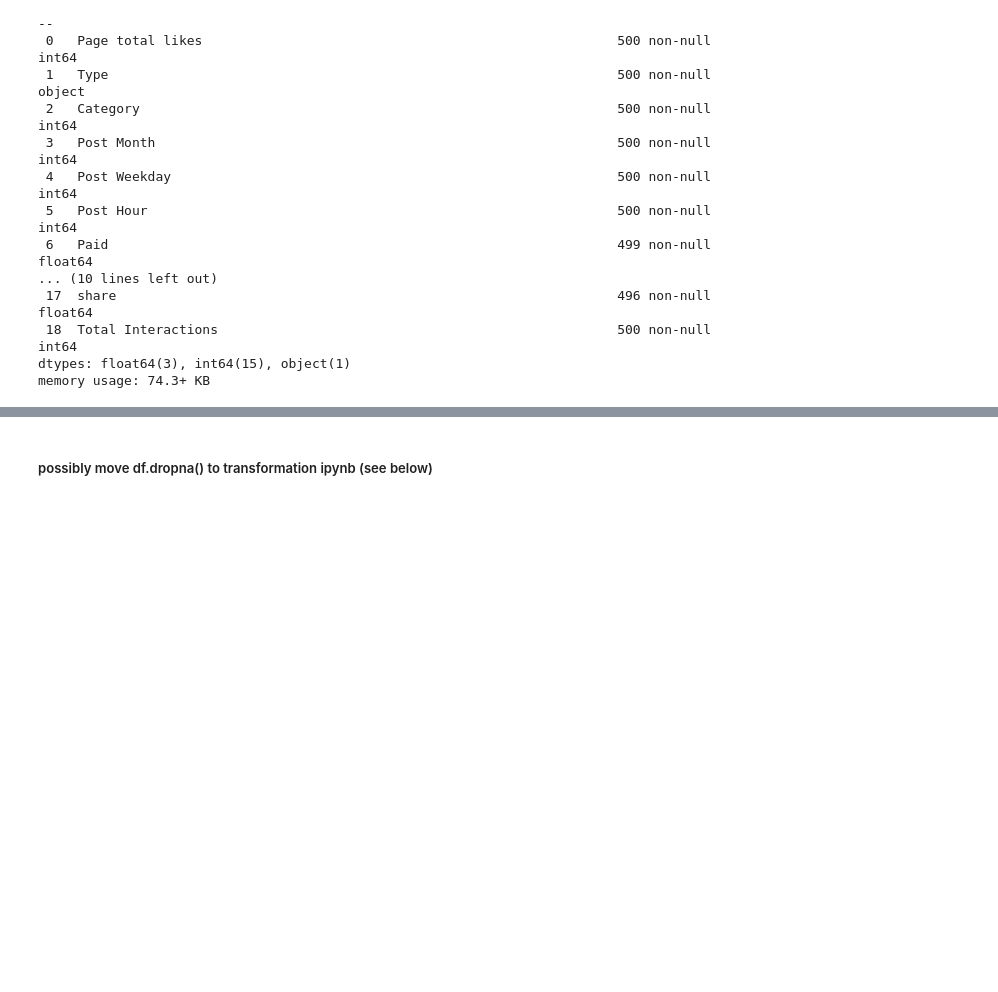
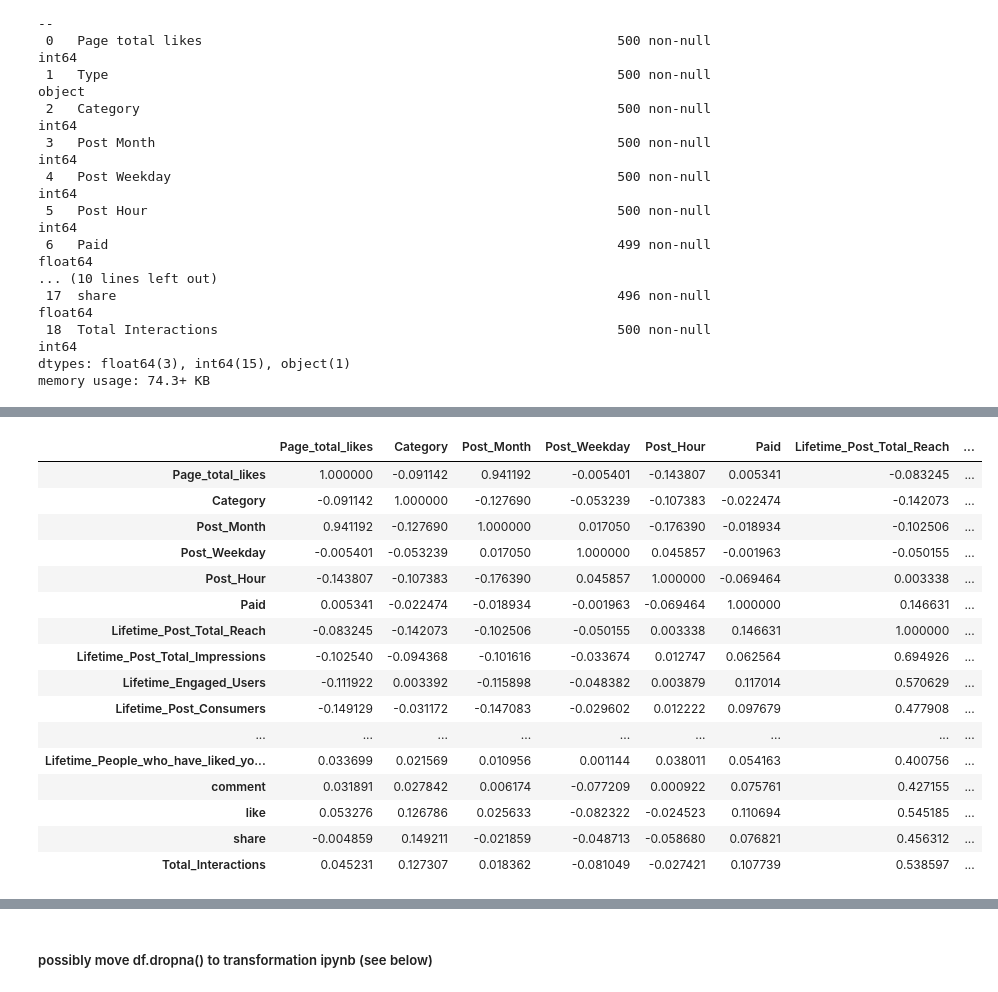
Before and after one commit to winni-datadiva/Fb-Metrics-Modeling, a Jupyter notebook: N0tebooks/Facebook Metrics EDA.ipynb, the cells around one changed output, grey strips where cells are left out. Saved outputs shown, nothing was run; the diff lists cells and outputs as text; code cells hidden in the pictures; blank space fills up the shorter version.

```diff
--- a/N0tebooks/Facebook Metrics EDA.ipynb
+++ b/N0tebooks/Facebook Metrics EDA.ipynb
@@ -54,0 +98,21 @@ memory usage: 74.3+ KB
+# %%
+#Finding initial relationships between columns in the dataset.
+corr = fbmetrics_df.corr(numeric_only=True)
+# %% [output]
+|  | Page_total_likes | Category | Post_Month | Post_Weekday | Post_Hour | Paid | Lifetime_Post_Total_Reach | ... |
+| Page_total_likes | 1.000000 | -0.091142 | 0.941192 | -0.005401 | -0.143807 | 0.005341 | -0.083245 | ... |
+| Category | -0.091142 | 1.000000 | -0.127690 | -0.053239 | -0.107383 | -0.022474 | -0.142073 | ... |
+| Post_Month | 0.941192 | -0.127690 | 1.000000 | 0.017050 | -0.176390 | -0.018934 | -0.102506 | ... |
+| Post_Weekday | -0.005401 | -0.053239 | 0.017050 | 1.000000 | 0.045857 | -0.001963 | -0.050155 | ... |
+| Post_Hour | -0.143807 | -0.107383 | -0.176390 | 0.045857 | 1.000000 | -0.069464 | 0.003338 | ... |
+| Paid | 0.005341 | -0.022474 | -0.018934 | -0.001963 | -0.069464 | 1.000000 | 0.146631 | ... |
+| Lifetime_Post_Total_Reach | -0.083245 | -0.142073 | -0.102506 | -0.050155 | 0.003338 | 0.146631 | 1.000000 | ... |
+| Lifetime_Post_Total_Impressions | -0.102540 | -0.094368 | -0.101616 | -0.033674 | 0.012747 | 0.062564 | 0.694926 | ... |
+| Lifetime_Engaged_Users | -0.111922 | 0.003392 | -0.115898 | -0.048382 | 0.003879 | 0.117014 | 0.570629 | ... |
+| Lifetime_Post_Consumers | -0.149129 | -0.031172 | -0.147083 | -0.029602 | 0.012222 | 0.097679 | 0.477908 | ... |
+| ... | ... | ... | ... | ... | ... | ... | ... | ... |
+| Lifetime_People_who_have_liked_yo... | 0.033699 | 0.021569 | 0.010956 | 0.001144 | 0.038011 | 0.054163 | 0.400756 | ... |
+| comment | 0.031891 | 0.027842 | 0.006174 | -0.077209 | 0.000922 | 0.075761 | 0.427155 | ... |
+| like | 0.053276 | 0.126786 | 0.025633 | -0.082322 | -0.024523 | 0.110694 | 0.545185 | ... |
+| share | -0.004859 | 0.149211 | -0.021859 | -0.048713 | -0.058680 | 0.076821 | 0.456312 | ... |
+| Total_Interactions | 0.045231 | 0.127307 | 0.018362 | -0.081049 | -0.027421 | 0.107739 | 0.538597 | ... |
```
Also changed, not shown: parts of 18 cells of this notebook.
